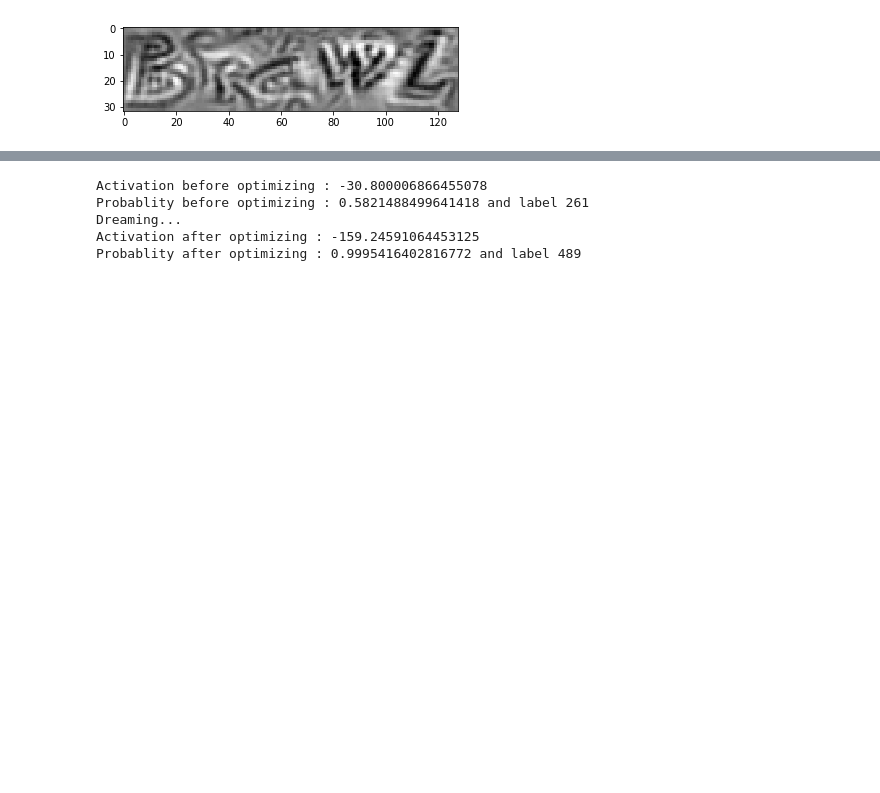
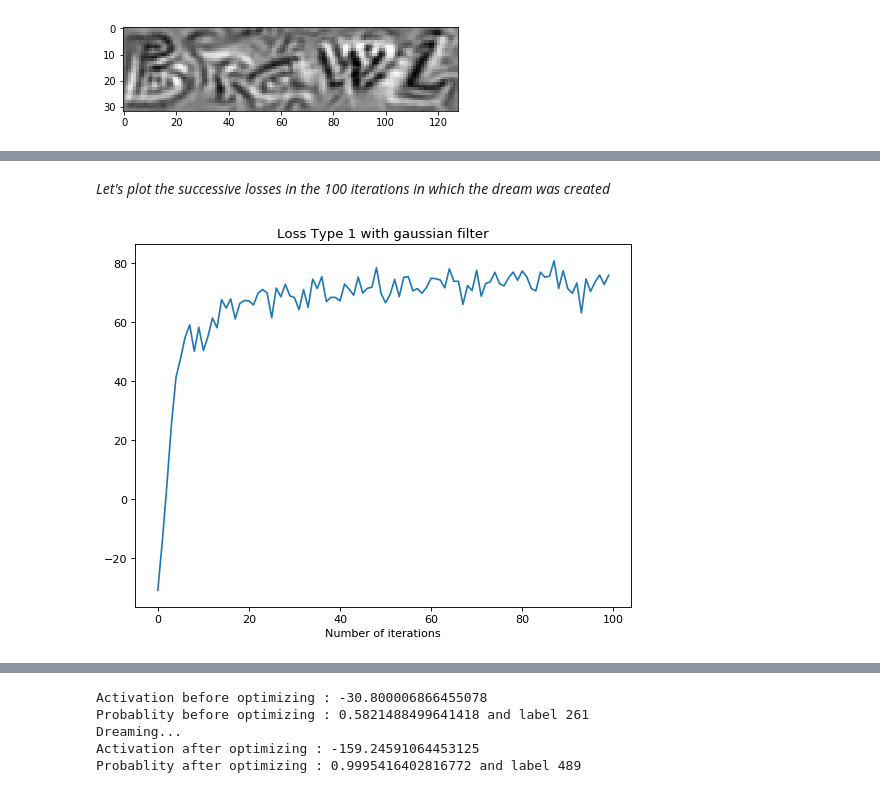
Before and after one commit to Sujit27/activation_maximization_mjsynth, a Jupyter notebook: library/different_dream_losses.ipynb, the cells around one changed output, grey strips where cells are left out. Saved outputs shown, nothing was run; the diff lists cells and outputs as text; code cells hidden in the pictures; blank space fills up the shorter version.

```diff
--- a/library/different_dream_losses.ipynb
+++ b/library/different_dream_losses.ipynb
@@ -44,6 +64,6 @@ tensor([[-21.7093, -25.8692, -29.2235, -26.6374, -37.0795, -24.0299, -20.8118,
 # %%
 loss_type = 1
-show_dream(dreamer,label,loss_type)
+loss_list_w_g = show_dream(dreamer,label,loss_type)
 # %% [output]
 Activation before optimizing : -30.800006866455078
 Probablity before optimizing : 0.5821488499641418 and label 261
@@ -53,0 +84,10 @@ Probablity after optimizing : 1.0 and label 3
+# %% [markdown]
+*Let's plot the successive losses in the 100 iterations in which the dream was created*
+# %%
+figure(num=None, figsize=(8, 6), dpi=80, facecolor='w', edgecolor='k')
+plt.plot(loss_list_w_g)
+plt.title("Loss Type 1 with gaussian filter")
+plt.xlabel("Number of iterations")
+plt.show()
+# %% [output]
+[figure, added]
```
Also changed, not shown: parts of 30 cells of this notebook, 1 other file.
